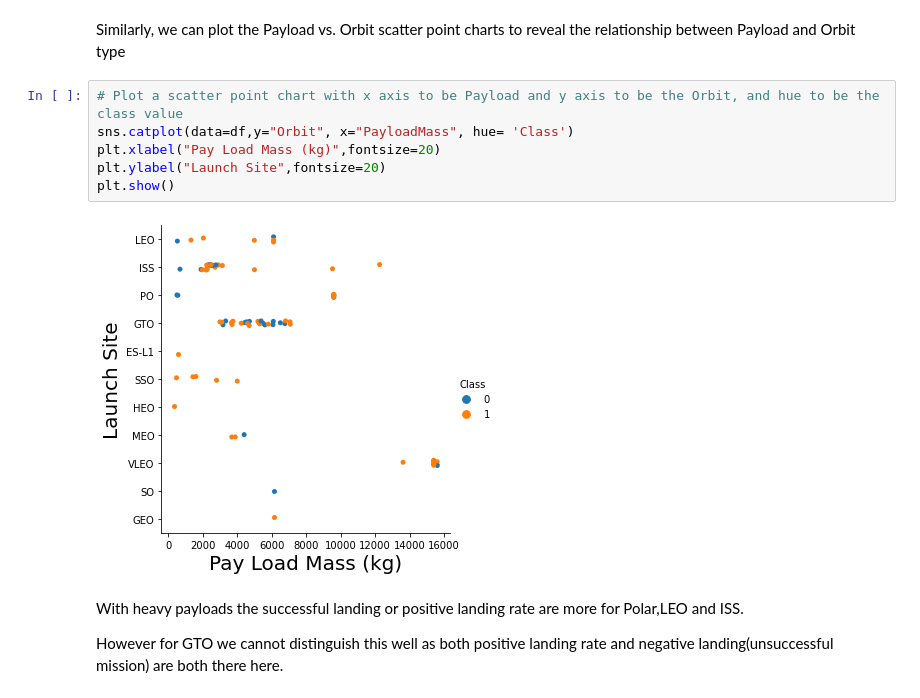
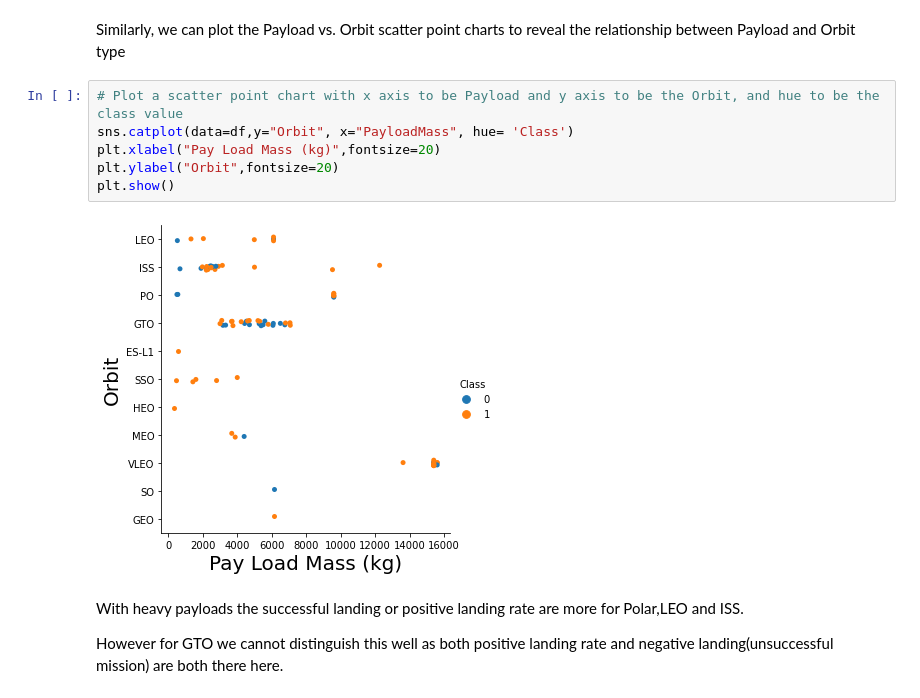
Before and after one commit to PIONS110/IBM-capstone, a Jupyter notebook: jupyter-labs-eda-dataviz-v2.ipynb, the cells around one changed output. Saved outputs shown, nothing was run; the diff lists cells and outputs as text.

```diff
--- a/jupyter-labs-eda-dataviz-v2.ipynb
+++ b/jupyter-labs-eda-dataviz-v2.ipynb
@@ -167,11 +167,11 @@ Similarly, we can plot the Payload vs. Orbit scatter point charts to reveal the
 # %%
 # Plot a scatter point chart with x axis to be Payload and y axis to be the Orbit, and hue to be the class value
 sns.catplot(data=df,y="Orbit", x="PayloadMass", hue= 'Class')
 plt.xlabel("Pay Load Mass (kg)",fontsize=20)
-plt.ylabel("Launch Site",fontsize=20)
+plt.ylabel("Orbit",fontsize=20)
 plt.show()
 # %% [output]
-[figure, old version]
+[figure, new version]
 # %% [markdown]
 With heavy payloads the successful landing or positive landing rate are more for Polar,LEO and ISS.
 
```
Also changed, not shown: parts of 2 cells of this notebook.
